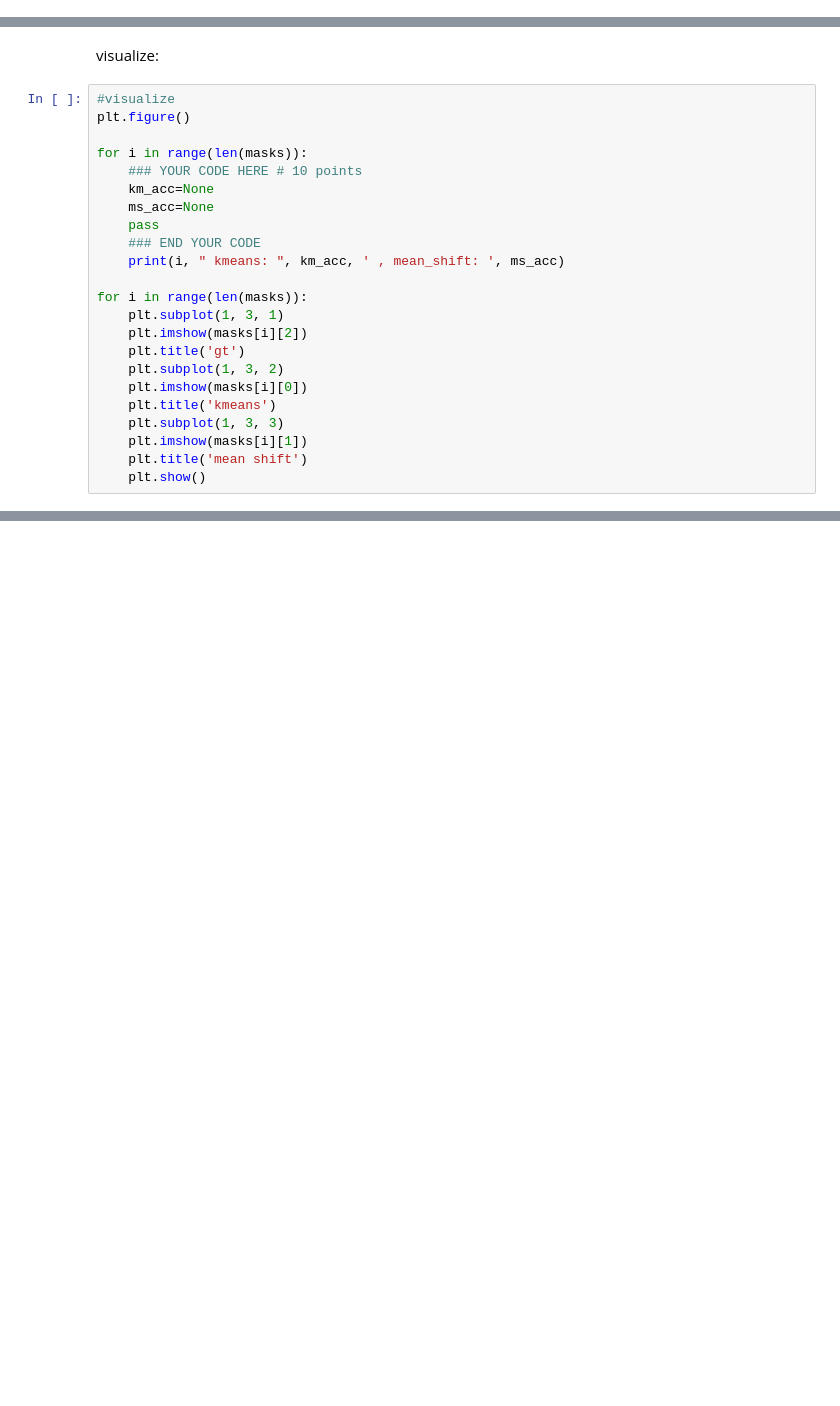
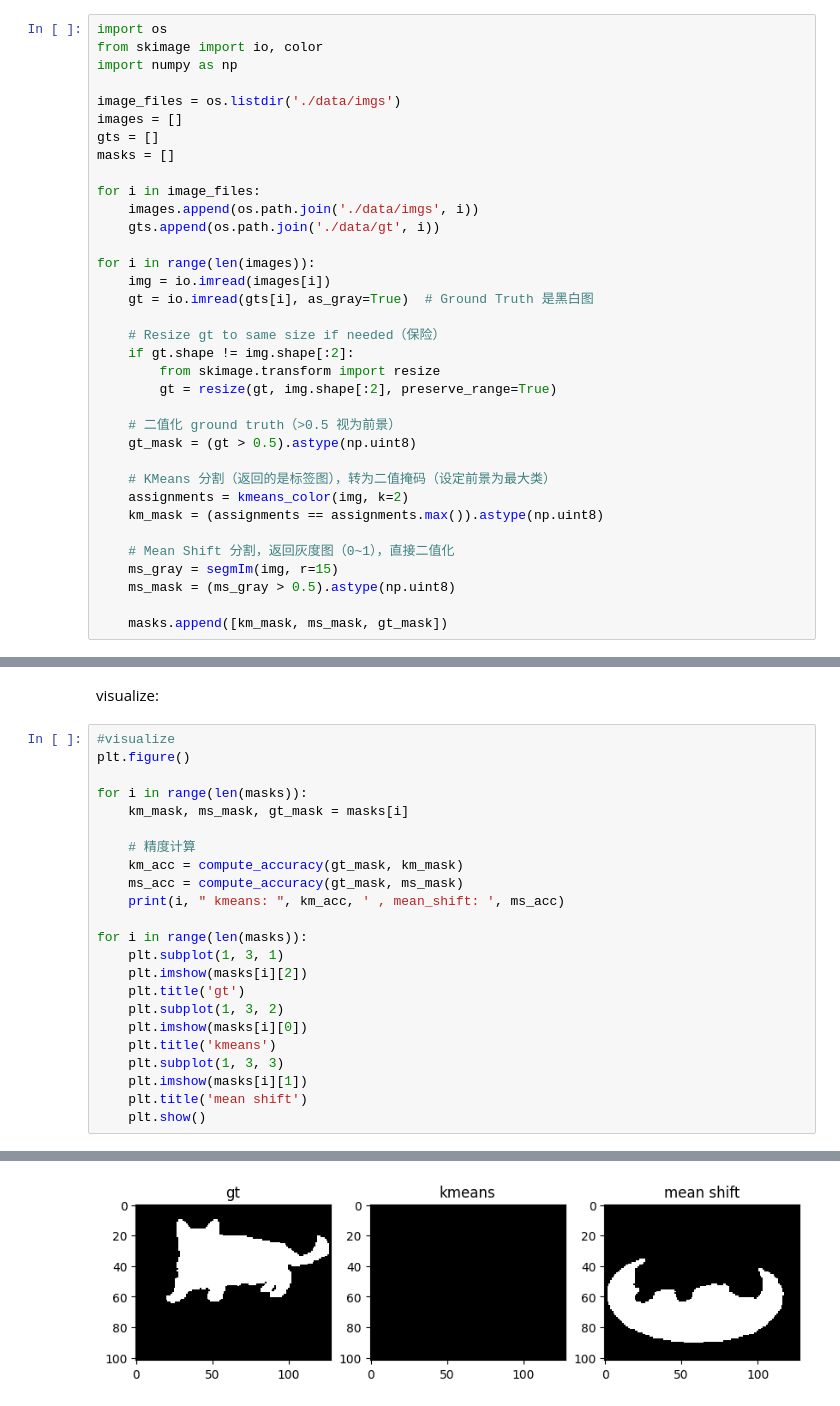
Before and after one commit to HakureiPOI/computer-vision-2025, a Jupyter notebook: Homework3/hw3.ipynb, the cells around one changed output, grey strips where cells are left out. Drawn from its saved outputs; the diff is of its cells as text; blank space fills up the shorter version.

```diff
--- a/Homework3/hw3.ipynb
+++ b/Homework3/hw3.ipynb
@@ -259,0 +274,35 @@ for i in range(len(images)):
+# %%
+import os
+from skimage import io, color
+import numpy as np
+
+image_files = os.listdir('./data/imgs')
+images = []
+gts = []
+masks = []
+
+for i in image_files:
+    images.append(os.path.join('./data/imgs', i))
+    gts.append(os.path.join('./data/gt', i))
+
+for i in range(len(images)):
+    img = io.imread(images[i])
+    gt = io.imread(gts[i], as_gray=True)  # Ground Truth 是黑白图
+
+    # Resize gt to same size if needed（保险）
+    if gt.shape != img.shape[:2]:
+        from skimage.transform import resize
+        gt = resize(gt, img.shape[:2], preserve_range=True)
+
+    # 二值化 ground truth（>0.5 视为前景）
+    gt_mask = (gt > 0.5).astype(np.uint8)
+
+    # KMeans 分割（返回的是标签图），转为二值掩码（设定前景为最大类）
+    assignments = kmeans_color(img, k=2)
+    km_mask = (assignments == assignments.max()).astype(np.uint8)
+
+    # Mean Shift 分割，返回灰度图（0~1），直接二值化
+    ms_gray = segmIm(img, r=15)
+    ms_mask = (ms_gray > 0.5).astype(np.uint8)
+
+    masks.append([km_mask, ms_mask, gt_mask])
@@ -264,11 +324,11 @@ visualize:
 plt.figure()
 
 for i in range(len(masks)):
-    ### YOUR CODE HERE # 10 points
-    km_acc=None
-    ms_acc=None
-    pass
-    ### END YOUR CODE
+    km_mask, ms_mask, gt_mask = masks[i]
+
+    # 精度计算
+    km_acc = compute_accuracy(gt_mask, km_mask)
+    ms_acc = compute_accuracy(gt_mask, ms_mask)
     print(i, " kmeans: ", km_acc, ' , mean_shift: ', ms_acc)
 
 for i in range(len(masks)):
@@ -282,3 +342,4 @@ for i in range(len(masks)):
     plt.imshow(masks[i][1])
     plt.title('mean shift')
     plt.show()
+# %% [output]
@@ -284,0 +351 @@ for i in range(len(masks)):
+[figure, added]
```
Also changed, not shown: parts of 16 cells of this notebook.
